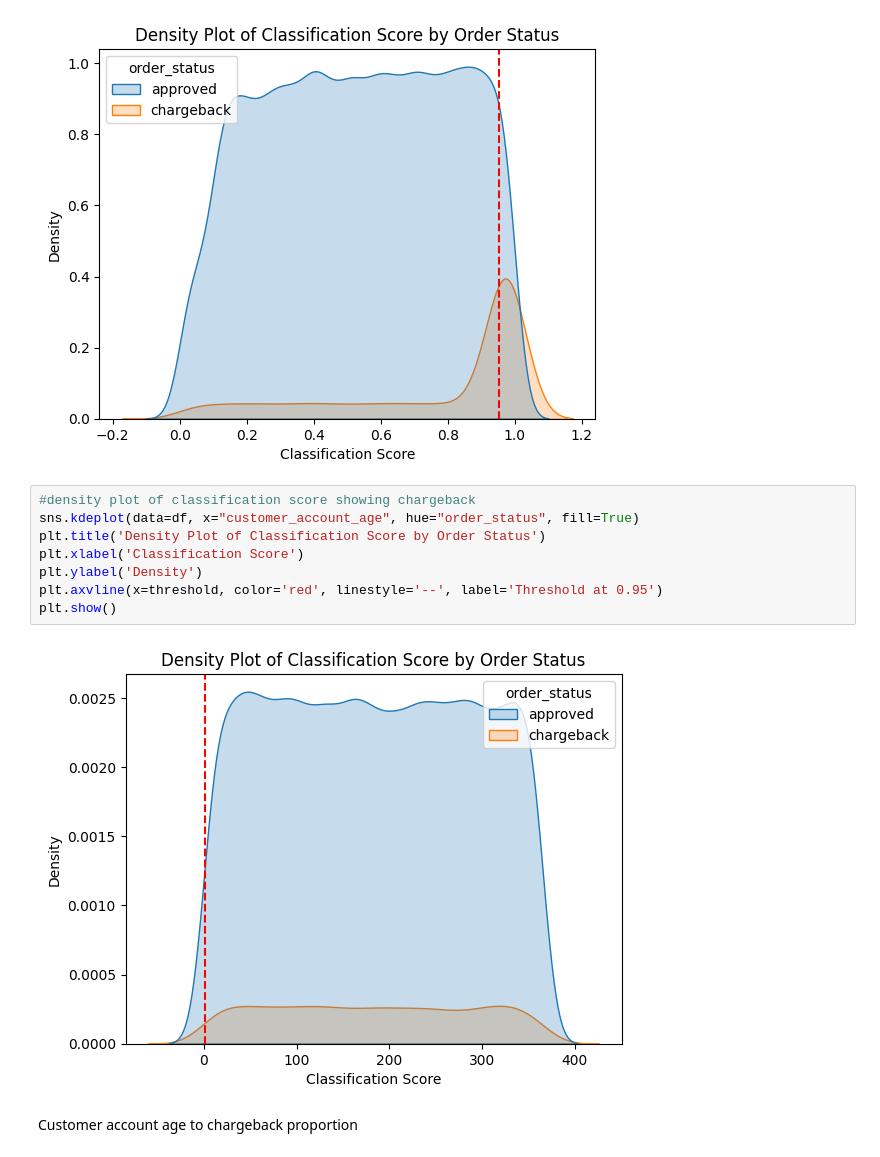
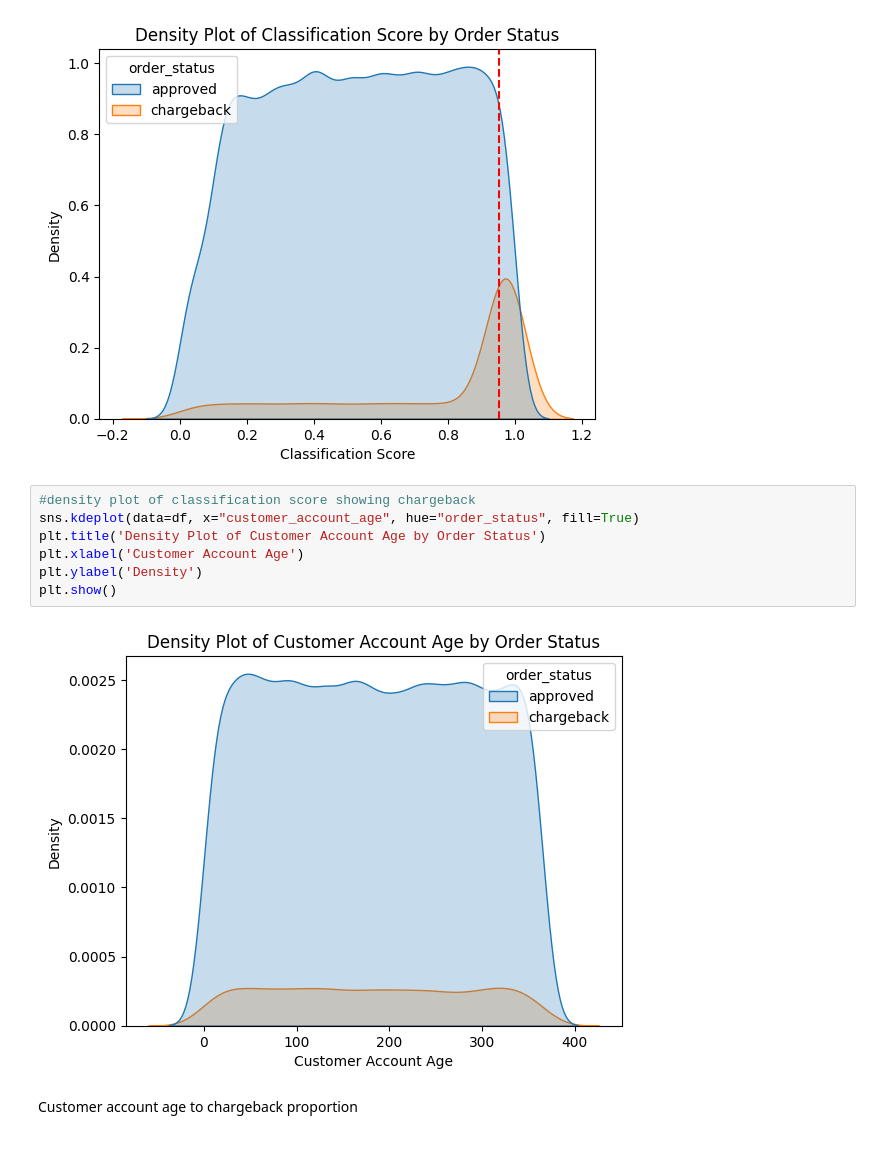
Before and after one commit to taliarosenkranz/TranSecure, a Jupyter notebook: Fraud_prediction.ipynb, the cells around one changed output. Cells and saved outputs as stored; diff of their text form.

```diff
--- a/Fraud_prediction.ipynb
+++ b/Fraud_prediction.ipynb
@@ -169,13 +148,12 @@ plt.show()
 # %%
 #density plot of classification score showing chargeback
 sns.kdeplot(data=df, x="customer_account_age", hue="order_status", fill=True)
-plt.title('Density Plot of Classification Score by Order Status')
-plt.xlabel('Classification Score')
+plt.title('Density Plot of Customer Account Age by Order Status')
+plt.xlabel('Customer Account Age')
 plt.ylabel('Density')
-plt.axvline(x=threshold, color='red', linestyle='--', label='Threshold at 0.95')
 plt.show()
 # %% [output]
-[figure, old version]
+[figure, new version]
 # %% [markdown]
 Customer account age to chargeback proportion
 # %%
```
Also changed, not shown: parts of 27 cells of this notebook.
